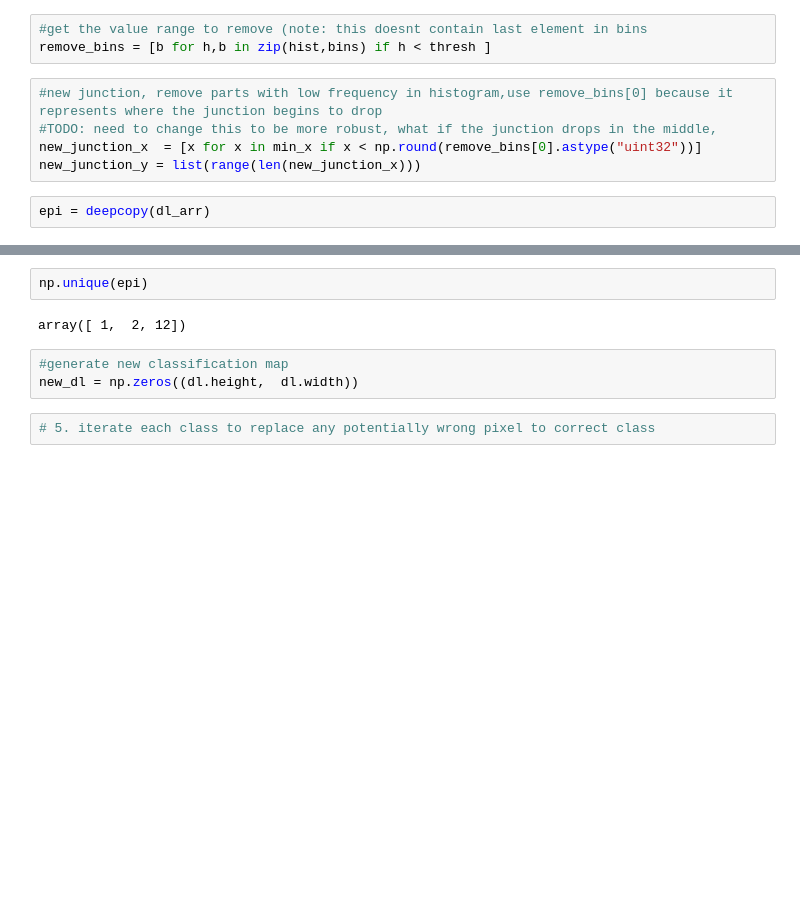
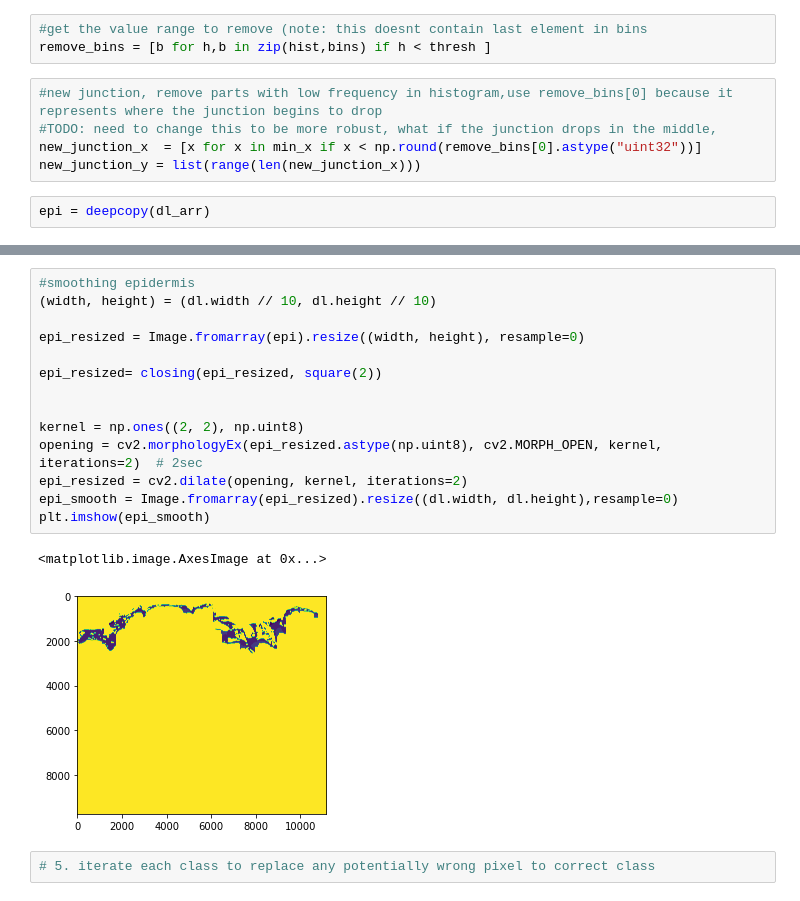
Before and after one commit to Wirtz-Lab/wsi_analysis, a Jupyter notebook: ashley/active/dl2epindermdl.ipynb, the cells around one changed output, grey strips where cells are left out. Cells and saved outputs as stored; diff of their text form; blank space fills up the shorter version.

Commit message:
smooth epi

```diff
--- a/ashley/active/dl2epindermdl.ipynb
+++ b/ashley/active/dl2epindermdl.ipynb
@@ -119,9 +117,19 @@ plt.imshow(epi)
-# %%
-np.unique(epi)
-# %% [output]
-array([ 1,  2, 12])
-# %%
-#generate new classification map
-new_dl = np.zeros((dl.height,  dl.width))
+# %%
+#smoothing epidermis
+(width, height) = (dl.width // 10, dl.height // 10)
+
+epi_resized = Image.fromarray(epi).resize((width, height), resample=0)
+
+epi_resized= closing(epi_resized, square(2))
+
+
+kernel = np.ones((2, 2), np.uint8)
+opening = cv2.morphologyEx(epi_resized.astype(np.uint8), cv2.MORPH_OPEN, kernel, iterations=2)  # 2sec
+epi_resized = cv2.dilate(opening, kernel, iterations=2)
+epi_smooth = Image.fromarray(epi_resized).resize((dl.width, dl.height),resample=0)
+plt.imshow(epi_smooth)
+# %% [output]
+<matplotlib.image.AxesImage at 0x...>
+[figure, added]
 # %%
 # 5. iterate each class to replace any potentially wrong pixel to correct class
```
Also changed, not shown: parts of 5 cells of this notebook.
